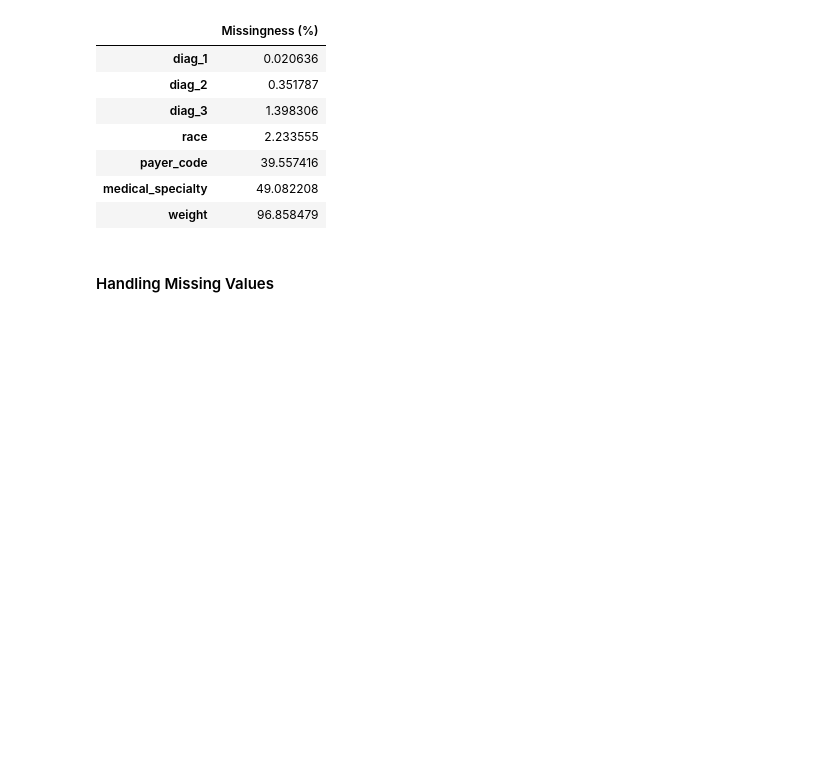
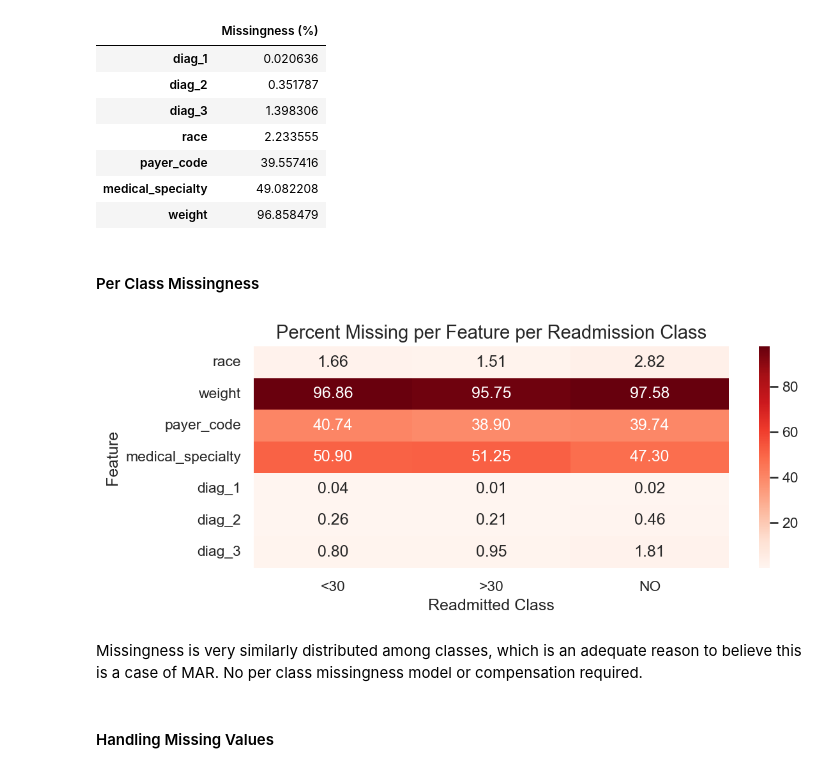
Before and after one commit to Nicholas-Mitri/Hospital-Readmission-Risk-Analysis-for-Diabetic-Patients, a Jupyter notebook: notebooks/01-data_exploration.ipynb, the cells around one changed output. Cells and saved outputs as stored; diff of their text form; code cells hidden in the pictures; blank space fills up the shorter version.

Commit message:
Add per class missingness analysis

```diff
--- a/notebooks/01-data_exploration.ipynb
+++ b/notebooks/01-data_exploration.ipynb
@@ -147,6 +147,34 @@ display(pd.DataFrame(missing_percentages, columns=["Missingness (%)"]))
 | payer_code | 39.557416 |
 | medical_specialty | 49.082208 |
 | weight | 96.858479 |
+# %% [markdown]
+#### Per Class Missingness
+# %%
+# Check if missingness is class-dependent — run a missingness heatmap or crosstab per class.
+# Generate a crosstab of missingness per class ("readmitted")
+missingness_by_class = pd.DataFrame()
+
+for col in missing_fearures_names["name"]:
+    # Get True/False mask for missing values in the feature
+    mask = diabetes_df[col].isna()
+    # Crosstab of missing (True/False) by readmitted class
+    crosstab = pd.crosstab(mask, diabetes_df["readmitted"], normalize='columns') * 100
+    crosstab.index = ['Not Missing', 'Missing'] if crosstab.shape[0] == 2 else ['Not Missing']
+    crosstab["feature"] = col
+    missingness_by_class = pd.concat([missingness_by_class, crosstab.reset_index()], ignore_index=True)
+
+# Show as heatmap (features x readmitted class, values: percent missing)
+pivot = missingness_by_class[missingness_by_class["index"] == "Missing"].set_index('feature').drop("index", axis=1)
+plt.figure(figsize=(8, 3))
+sns.heatmap(pivot, annot=True, fmt=".2f", cmap="Reds")
+plt.title("Percent Missing per Feature per Readmission Class")
+plt.ylabel("Feature")
+plt.xlabel("Readmitted Class")
+plt.show()
+# %% [output]
+[figure, added]
+# %% [markdown]
+Missingness is very similarly distributed among classes, which is an adequate reason to believe this is a case of MAR. No per class missingness model or compensation required.
 # %% [markdown]
 #### Handling Missing Values
 # %% [markdown]
```
